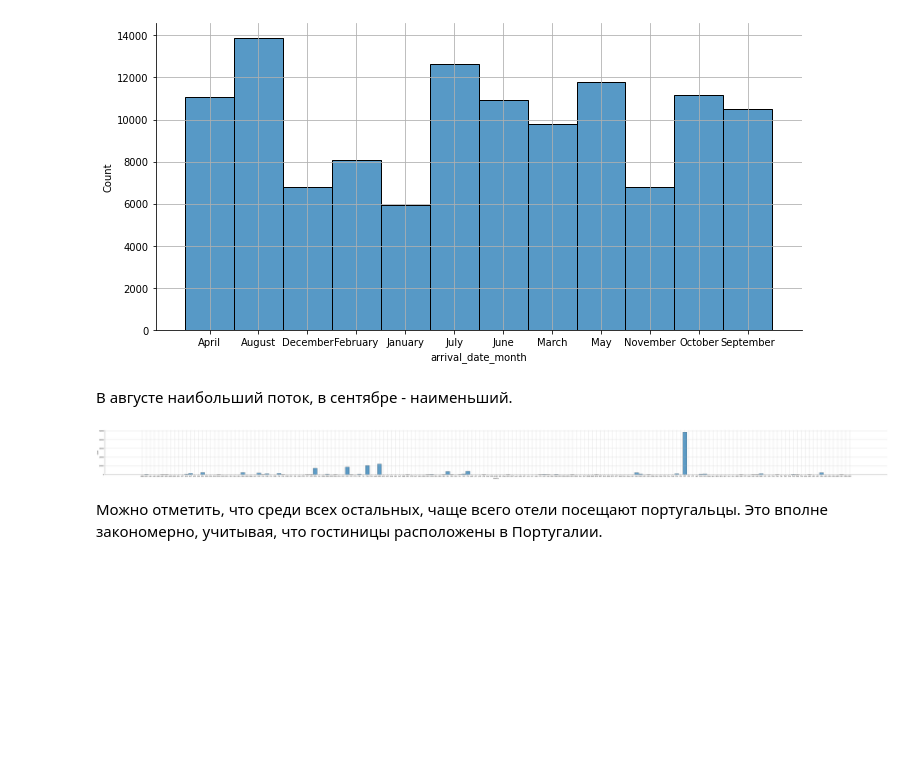
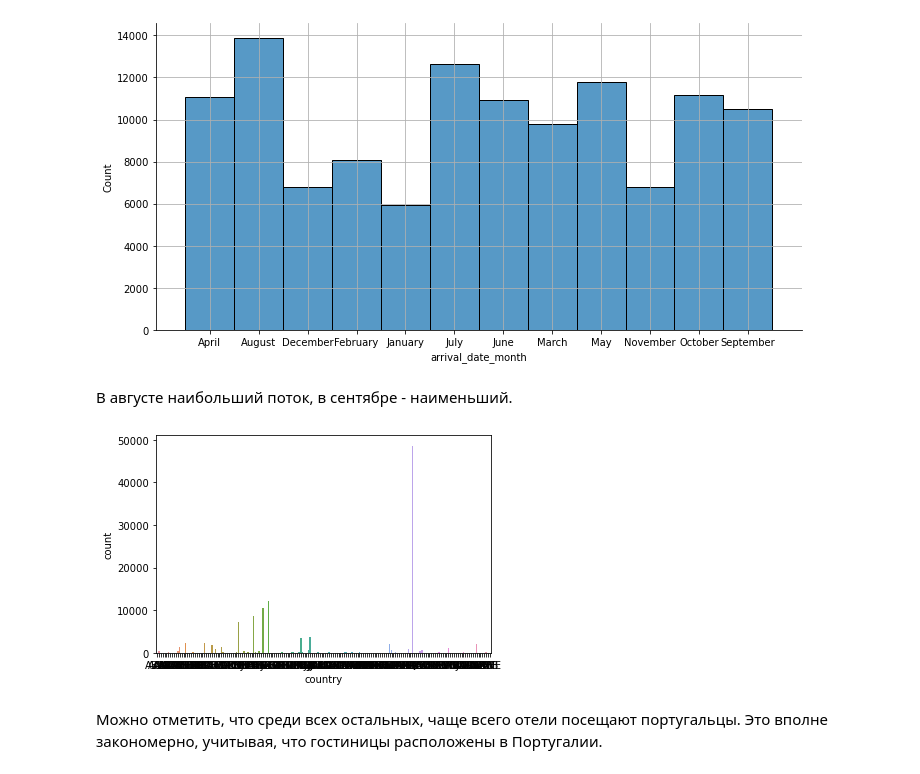
Before and after one commit to valeria-vag/machine-learning-course, a Jupyter notebook: Lab1.ipynb, the cells around one changed output. Saved outputs shown, nothing was run; the diff lists cells and outputs as text; code cells hidden in the pictures; blank space fills up the shorter version.

```diff
--- a/Lab1.ipynb
+++ b/Lab1.ipynb
@@ -288,11 +288,12 @@ pass
 # %% [markdown]
 В августе наибольший поток, в сентябре - наименьший.
 # %%
-sns.displot(data_raw['country'], height=5, aspect=15)
-plt.grid()
+#sns.displot(data_raw['country'], height=5, aspect=15)
+#plt.grid()
+sns.countplot(x = 'country', data = data_raw)
 pass
 # %% [output]
-[figure, old version]
+[figure, new version]
 # %% [markdown]
 Можно отметить, что среди всех остальных, чаще всего отели посещают португальцы. Это вполне закономерно, учитывая, что гостиницы расположены в Португалии.
 # %% [markdown]
```
Also changed, not shown: parts of 20 cells of this notebook.
